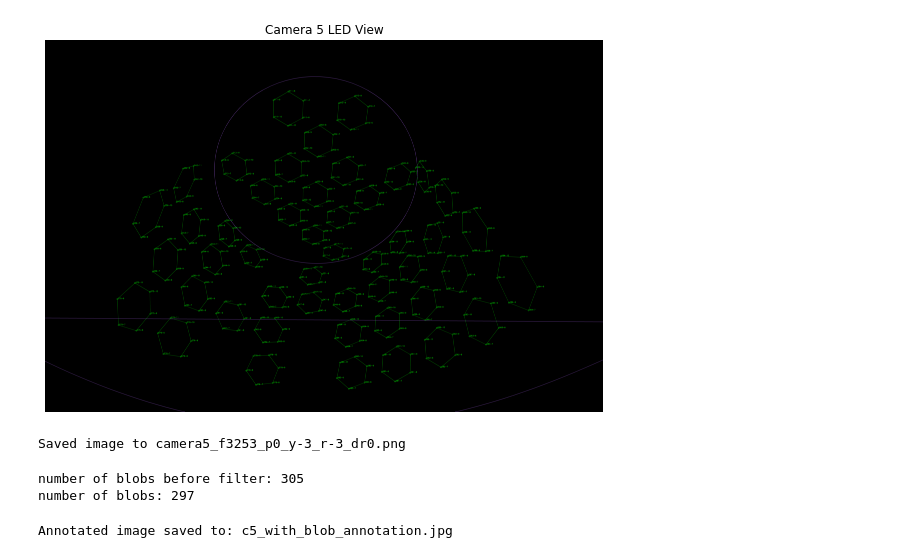
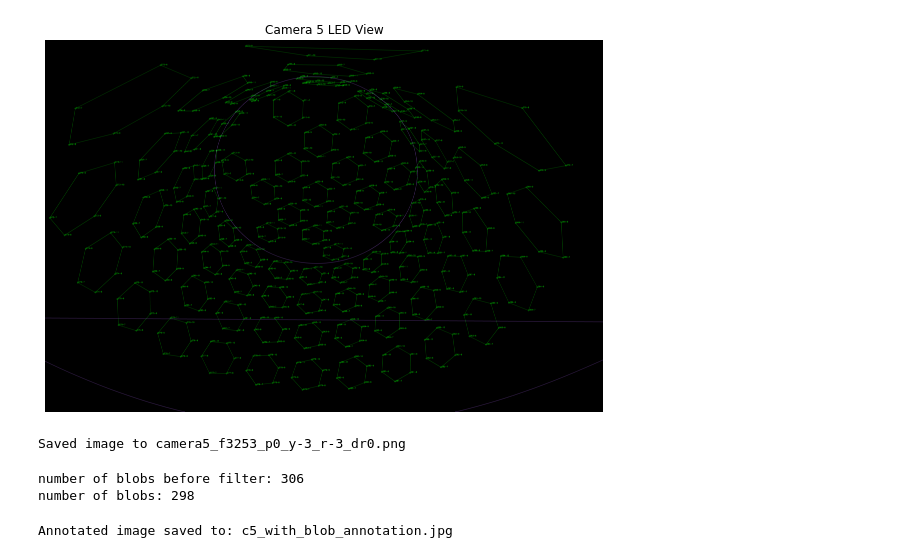
Before and after one commit to ABlairJamieson/WCTE-PG-Geometry, a Jupyter notebook: PredictImage_PCH5.ipynb, the cells around one changed output. Saved outputs shown, nothing was run; the diff lists cells and outputs as text; code cells hidden in the pictures.

```diff
--- a/PredictImage_PCH5.ipynb
+++ b/PredictImage_PCH5.ipynb
@@ -25,22 +26,23 @@ delta_yaw_deg=-3.0
 delta_roll_deg=-3.0
 delta_r=0.000
 # %%
-excluded_pmts = { 9, 12, 14, 15, 16, 18, 19, 21, 22, 23, 24, 25, 26, 27, 30, 32, 35, 37, 38, 39, 40, 41, 45, 53, 54, 55, 56, 57, 63, 69,
-                 70, 71, 72, 73, 74, 77, 79}
+excluded_pmts = { 5, 9, 12, 14, 15, 16, 18, 19, 21, 22, 23, 24, 25, 26, 27,
+                 30, 32, 35, 38, 39, 40, 41, 45, 54, 55, 56, 57,
+                 63, 71, 74, 77, 79}
 #for delta_pitch_deg in [-5, 0, 5]:
 #    for delta_yaw_deg in [-3, 0, 3]:
 #        for delta_roll_deg in [-3, 0, 3]:
-prim.simulate_fisheye_view("wcte_geometry_file.json", camera_index=cur_cam_index, K=K, D=D, delta_pitch_deg=delta_pitch_deg, delta_yaw_deg=delta_yaw_deg, delta_roll_deg=delta_roll_deg, delta_r=delta_r, excluded_pmts=excluded_pmts)
+prim.simulate_fisheye_view("wcte_geometry_file.json", camera_index=cur_cam_index, K=K, D=D, delta_pitch_deg=delta_pitch_deg, delta_yaw_deg=delta_yaw_deg, delta_roll_deg=delta_roll_deg, delta_r=delta_r, excluded_pmts={})
 # %% [output]
-[figure, old version]
+[figure, new version]
 Saved image to camera5_f3253_p0_y-3_r-3_dr0.png
 # %%
 
-blobs = prim.run_blob_detector( image_filename_current, minarea=20, maxarea=1000, minthres=20, maxthres=255 )
+blobs = prim.run_blob_detector( cur_cam_index, image_filename_current, minarea=20, maxarea=5000, minthres=20, maxthres=255 )
 print('number of blobs before filter:',len(blobs))
 blobs_filtered = prim.filter_blobs_by_distance(blobs, 50)
 print('number of blobs:',len(blobs_filtered))
 # %% [output]
-number of blobs before filter: 305
-number of blobs: 297
+number of blobs before filter: 306
+number of blobs: 298
 # %%
```
Also changed, not shown: parts of 8 cells of this notebook, 13 other files.
